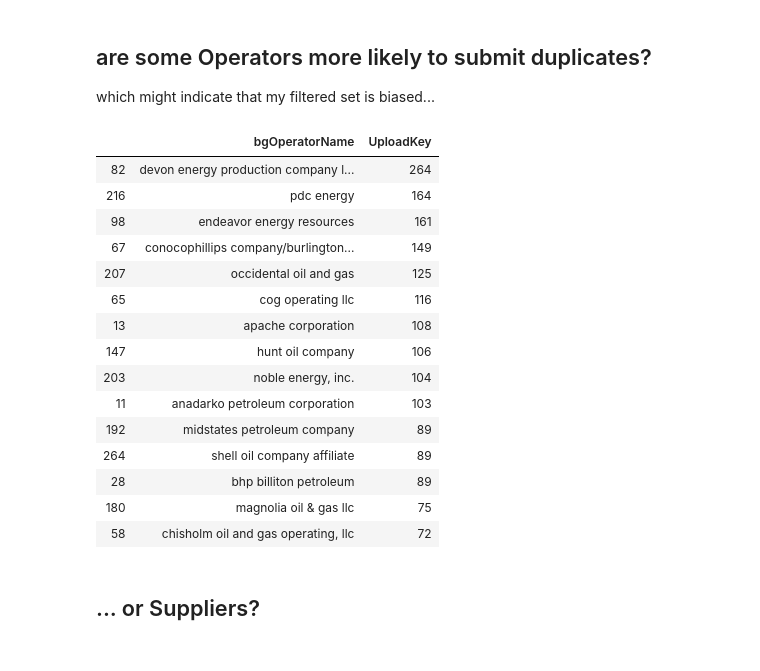
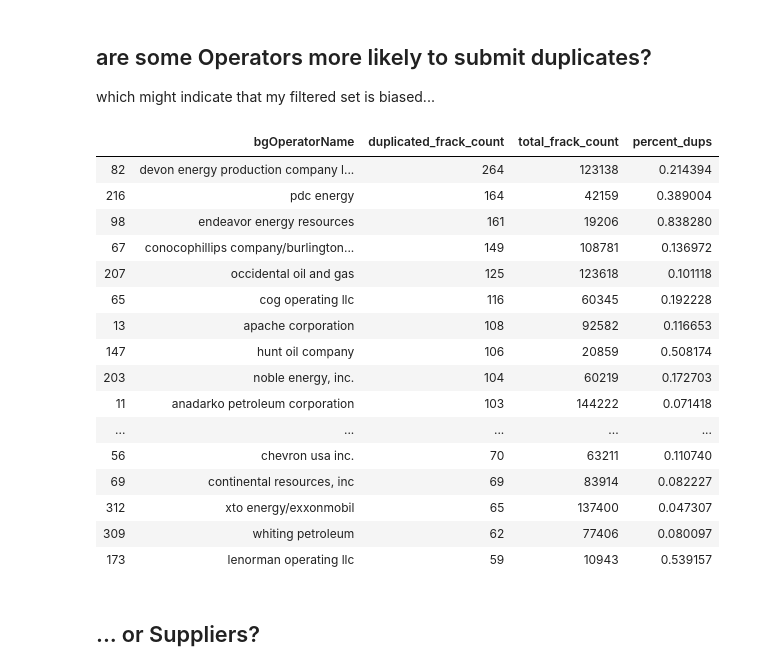
Before and after one commit to gwallison/FF-POC, a Jupyter notebook: Filtering_costs.ipynb, the cells around one changed output. Saved outputs shown, nothing was run; the diff lists cells and outputs as text; code cells hidden in the pictures.

```diff
--- a/Filtering_costs.ipynb
+++ b/Filtering_costs.ipynb
@@ -99,24 +98,31 @@ gb2.plot.bar(x='year',y=['not_duplicated','dup_event'],stacked=True,title="Numbe
 # %% [markdown]
 ## are some Operators more likely to submit duplicates?
 which might indicate that my filtered set is biased...
-# %%
-gb[gb.dup_event].groupby('bgOperatorName',as_index=False)['UploadKey'].count().sort_values('UploadKey',ascending=False).head(15)
-# %% [output]
-|  | bgOperatorName | UploadKey |
-| 82 | devon energy production company l... | 264 |
-| 216 | pdc energy | 164 |
-| 98 | endeavor energy resources | 161 |
-| 67 | conocophillips company/burlington... | 149 |
-| 207 | occidental oil and gas | 125 |
-| 65 | cog operating llc | 116 |
-| 13 | apache corporation | 108 |
-| 147 | hunt oil company | 106 |
-| 203 | noble energy, inc. | 104 |
-| 11 | anadarko petroleum corporation | 103 |
-| 192 | midstates petroleum company | 89 |
-| 264 | shell oil company affiliate | 89 |
-| 28 | bhp billiton petroleum | 89 |
-| 180 | magnolia oil & gas llc | 75 |
-| 58 | chisholm oil and gas operating, llc | 72 |
+# %%
+opNum = df.groupby('bgOperatorName',as_index=False)['UploadKey'].count()
+opNum.columns = ['bgOperatorName','total_frack_count']
+gb2 = gb[gb.dup_event].groupby('bgOperatorName',as_index=False)['UploadKey'].count()
+gb2.columns = ['bgOperatorName','duplicated_frack_count']
+gb2 = pd.merge(gb2,opNum,on='bgOperatorName',how='left')
+gb2['percent_dups'] = gb2.duplicated_frack_count/gb2.total_frack_count *100
+gb2.sort_values('duplicated_frack_count',ascending=False).head(20)
+# %% [output]
+|  | bgOperatorName | duplicated_frack_count | total_frack_count | percent_dups |
+| 82 | devon energy production company l... | 264 | 123138 | 0.214394 |
+| 216 | pdc energy | 164 | 42159 | 0.389004 |
+| 98 | endeavor energy resources | 161 | 19206 | 0.838280 |
+| 67 | conocophillips company/burlington... | 149 | 108781 | 0.136972 |
+| 207 | occidental oil and gas | 125 | 123618 | 0.101118 |
+| 65 | cog operating llc | 116 | 60345 | 0.192228 |
+| 13 | apache corporation | 108 | 92582 | 0.116653 |
+| 147 | hunt oil company | 106 | 20859 | 0.508174 |
+| 203 | noble energy, inc. | 104 | 60219 | 0.172703 |
+| 11 | anadarko petroleum corporation | 103 | 144222 | 0.071418 |
+| ... | ... | ... | ... | ... |
+| 56 | chevron usa inc. | 70 | 63211 | 0.110740 |
+| 69 | continental resources, inc | 69 | 83914 | 0.082227 |
+| 312 | xto energy/exxonmobil | 65 | 137400 | 0.047307 |
+| 309 | whiting petroleum | 62 | 77406 | 0.080097 |
+| 173 | lenorman operating llc | 59 | 10943 | 0.539157 |
 # %% [markdown]
 ## ...  or Suppliers?
```
Also changed, not shown: parts of 15 cells of this notebook, 1 other file.
